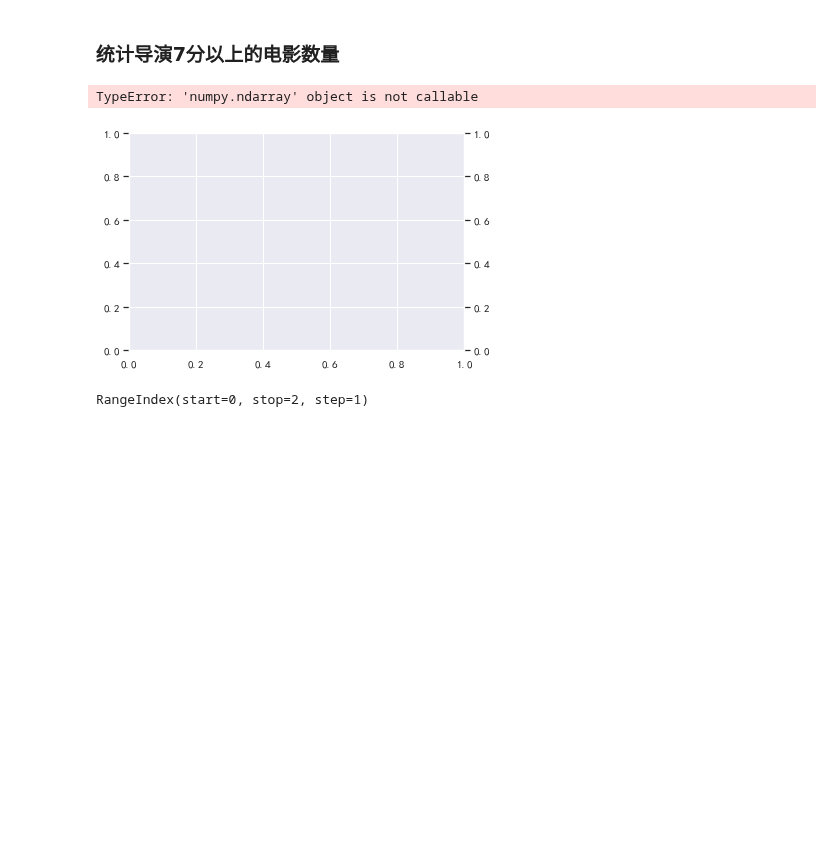
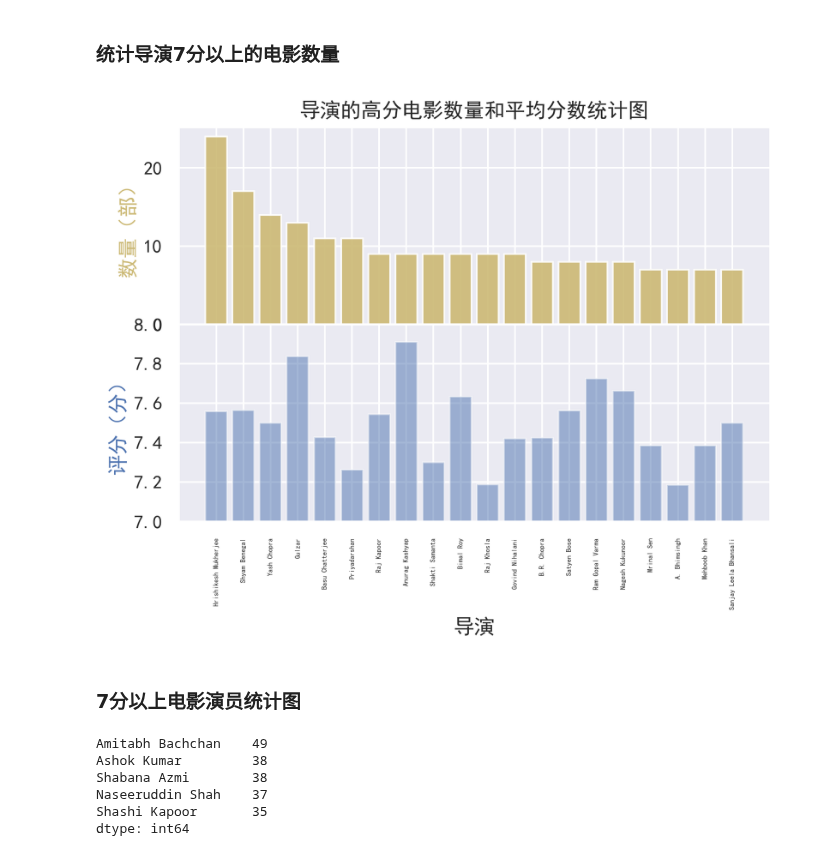
Before and after one commit to god13less/kaggle_competition, a Jupyter notebook: IMDB_Indian_Movies_Dataset/versionz_0.0.ipynb, the cells around one changed output. Drawn from its saved outputs; the diff is of its cells as text; code cells hidden in the pictures; blank space fills up the shorter version.

```diff
--- a/IMDB_Indian_Movies_Dataset/versionz_0.0.ipynb
+++ b/IMDB_Indian_Movies_Dataset/versionz_0.0.ipynb
@@ -241,5 +172,0 @@ metadata_2['Rating']=metadata_2['Rating'].apply(init_Rating)
-# %%
-Rating_by=metadata_2.groupby(by='Rating')
-Rating_num={}
-for gp,data in Rating_by:
-    Rating_num[gp]=data.shape[0]
@@ -276,5 +172,0 @@ metadata_1['Duration']=metadata_1['Duration'].apply(arounds)
-# %%
-dur_by=metadata_1.groupby(by='Duration')
-durarion_mean={}
-for gp,data in dur_by:
-    durarion_mean[gp]=data['Rating'].mean()
@@ -300,5 +172,0 @@ metadata_2['Duration']=metadata_2['Duration'].apply(init_duration)
-# %%
-dur_by=metadata_2.groupby(by='Duration')
-durarion_num={}
-for gp,data in dur_by:
-    durarion_num[gp]=data.shape[0]
@@ -351,16 +206,17 @@ dir_high_rating=dir_high_rating.head(20)
 # %%
-fig, ax1 = plt.subplots()
-ax2 = ax1.twinx()
-ax1.bar(list(dir_high_rating.keys()),list(dir_high_rating[0].values()),color='g')
-ax2.bar(list(dir_high_rating.keys()),list(dir_high_rating[1].values()),color='b')
-ax1.set_xlabel("导演")
-ax1.set_ylabel("数量（部）",color='g')
+fig=plt.figure(dpi=300) # 定义画布
+ax1=fig.add_axes([0.1,0.5,0.8,0.4],xticklabels=[]) # 增加 ax 并说明位置
+ax2=fig.add_axes([0.1,0.1,0.8,0.4])
+ax1.bar(list(dir_high_rating.index),list(dir_high_rating[0].values),color='y',alpha=0.9) # 透明的为0.9
+ax2.bar(list(dir_high_rating.index),list(dir_high_rating[1].values),color='b',alpha=0.5)
+ax2.set_ylim(7,8) # 限制y轴范围
+ax2.set_xlabel("导演")
+ax2.set_xticklabels(list(dir_high_rating.index),size=4,rotation=90)
+ax1.set_ylabel("数量（部）",color='y')
 ax2.set_ylabel("评分（分）",color='b')
-plt.show()
+ax1.set_title('导演的高分电影数量和平均分数统计图')
+plt.savefig('导演的高分电影数量和平均分数统计图.jpg',dpi=300)
 # %% [output]
-TypeError: 'numpy.ndarray' object is not callable
-[figure, old version]
+[figure, new version]
-# %%
-dir_high_rating.keys()
-# %% [output]
-RangeIndex(start=0, stop=2, step=1)
+# %% [markdown]
+### 7分以上电影演员统计图
@@ -366,0 +233,9 @@ RangeIndex(start=0, stop=2, step=1)
+# %%
+actor_cnt.sort_values(ascending=False).head()
+# %% [output]
+Amitabh Bachchan    49
+Ashok Kumar         38
+Shabana Azmi        38
+Naseeruddin Shah    37
+Shashi Kapoor       35
+dtype: int64
```
Also changed, not shown: parts of 27 cells of this notebook, 12 other files.
